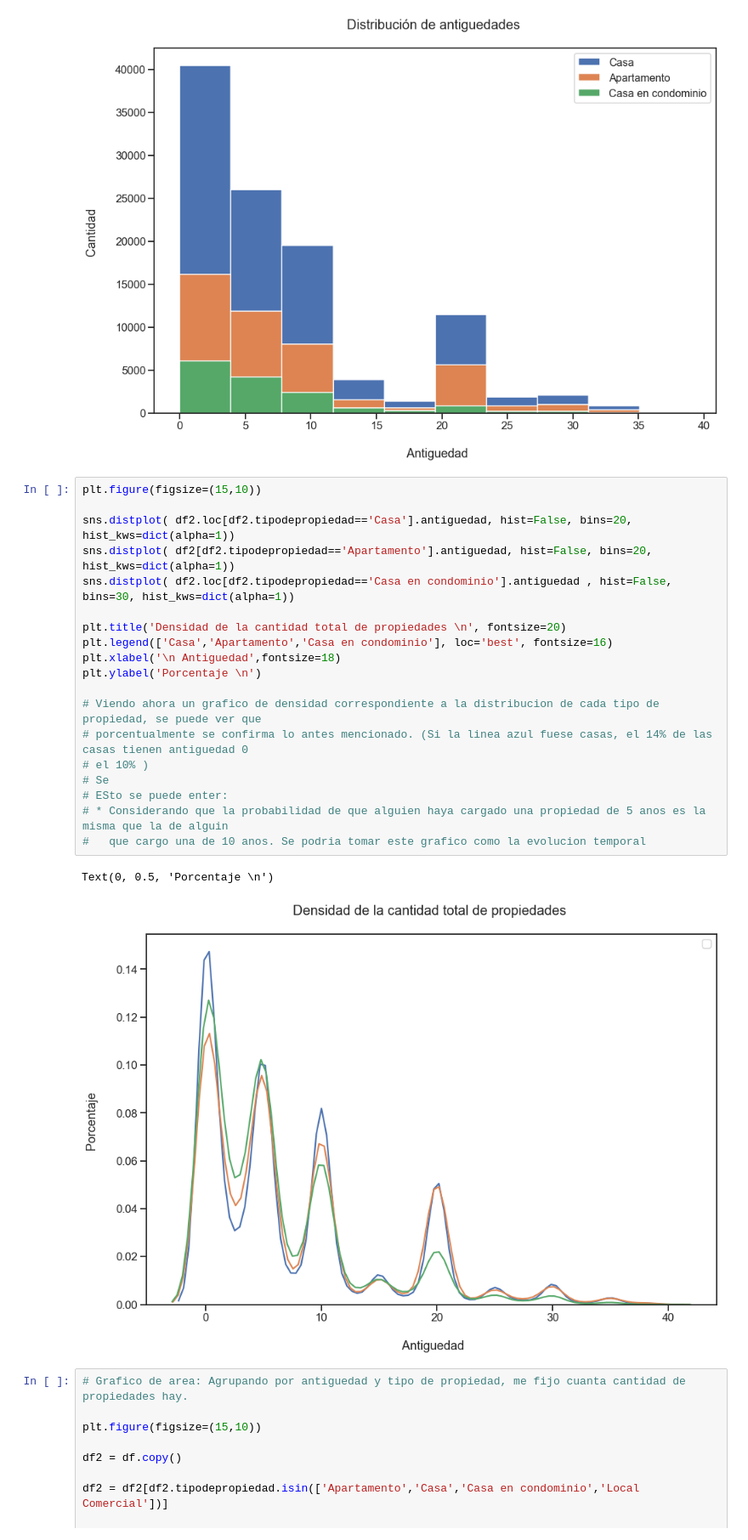
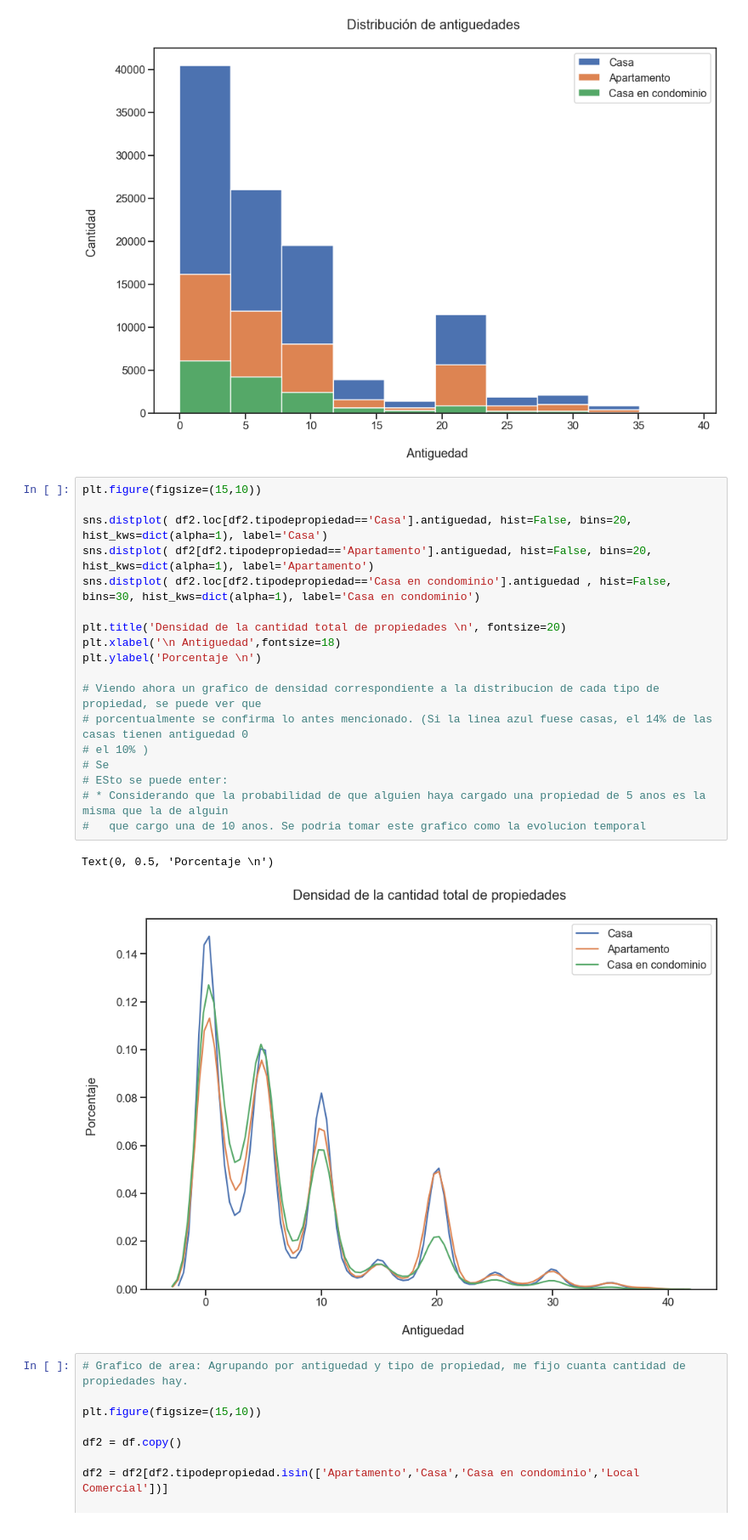
Before and after one commit to JuanCruzCastroLopez/tp1-zonajobs-analysis, a Jupyter notebook: analisis_propiedades.ipynb, the cells around one changed output. Shown at 85% size. Drawn from its saved outputs; the diff is of its cells as text.

```diff
--- a/analisis_propiedades.ipynb
+++ b/analisis_propiedades.ipynb
@@ -207,25 +207,24 @@ Text(0, 0.5, 'Cantidad \n')
 # %%
 plt.figure(figsize=(15,10))
 
-sns.distplot( df2.loc[df2.tipodepropiedad=='Casa'].antiguedad, hist=False, bins=20, hist_kws=dict(alpha=1))
-sns.distplot( df2[df2.tipodepropiedad=='Apartamento'].antiguedad, hist=False, bins=20, hist_kws=dict(alpha=1))
-sns.distplot( df2.loc[df2.tipodepropiedad=='Casa en condominio'].antiguedad , hist=False, bins=30, hist_kws=dict(alpha=1))
+sns.distplot( df2.loc[df2.tipodepropiedad=='Casa'].antiguedad, hist=False, bins=20, hist_kws=dict(alpha=1), label='Casa')
+sns.distplot( df2[df2.tipodepropiedad=='Apartamento'].antiguedad, hist=False, bins=20, hist_kws=dict(alpha=1), label='Apartamento')
+sns.distplot( df2.loc[df2.tipodepropiedad=='Casa en condominio'].antiguedad , hist=False, bins=30, hist_kws=dict(alpha=1), label='Casa en condominio')
 
 plt.title('Densidad de la cantidad total de propiedades \n', fontsize=20)
-plt.legend(['Casa','Apartamento','Casa en condominio'], loc='best', fontsize=16)
 plt.xlabel('\n Antiguedad',fontsize=18)
 plt.ylabel('Porcentaje \n')
 
 # Viendo ahora un grafico de densidad correspondiente a la distribucion de cada tipo de propiedad, se puede ver que
 # porcentualmente se confirma lo antes mencionado. (Si la linea azul fuese casas, el 14% de las casas tienen antiguedad 0
 # el 10% )
 # Se
 # ESto se puede enter:
 # * Considerando que la probabilidad de que alguien haya cargado una propiedad de 5 anos es la misma que la de alguin
 #   que cargo una de 10 anos. Se podria tomar este grafico como la evolucion temporal
 # %% [output]
 Text(0, 0.5, 'Porcentaje \n')
-[figure, old version]
+[figure, new version]
 # %%
 # Grafico de area: Agrupando por antiguedad y tipo de propiedad, me fijo cuanta cantidad de propiedades hay.
 
```
Also changed, not shown: parts of 2 cells of this notebook.
